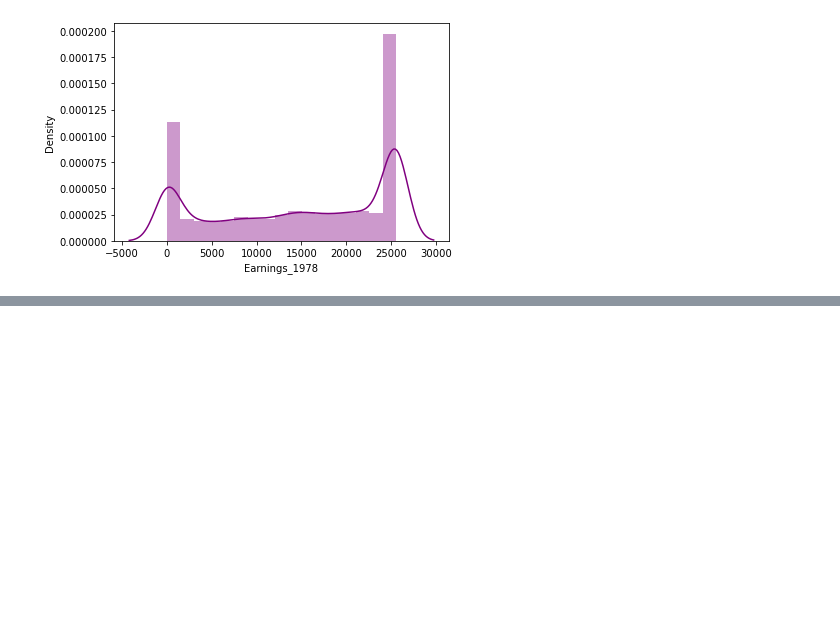
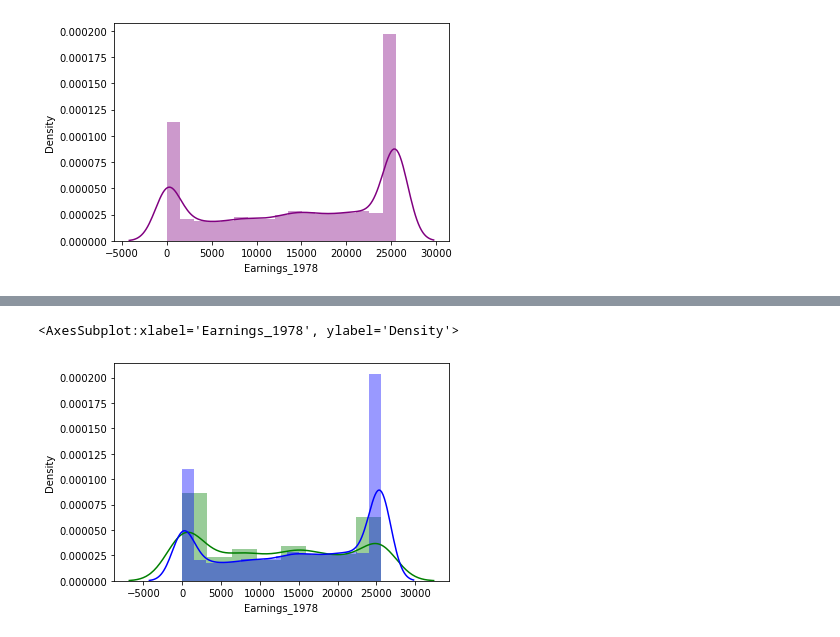
Before and after one commit to allyryry/DATA-3450--Assignment-1, a Jupyter notebook: Assignment1.ipynb, the cells around one changed output, grey strips where cells are left out. Cells and saved outputs as stored; diff of their text form; code cells hidden in the pictures; blank space fills up the shorter version.

```diff
--- a/Assignment1.ipynb
+++ b/Assignment1.ipynb
@@ -293,0 +318,7 @@ TypeError: unsupported operand type(s) for -: 'str' and 'float'
+# %%
+#Black vs. Not Black impact on Earnings_1978
+sns.distplot(black["Earnings_1978"], kde_kws={"label":"Value"}, hist_kws={"label":"Value"}, color="green")
+sns.distplot(not_black["Earnings_1978"], kde_kws={"label":"Value"}, hist_kws={"label":"Value"}, color="blue", label="Not Black")
+# %% [output]
+<AxesSubplot:xlabel='Earnings_1978', ylabel='Density'>
+[figure, added]
```
Also changed, not shown: parts of 9 cells of this notebook.
